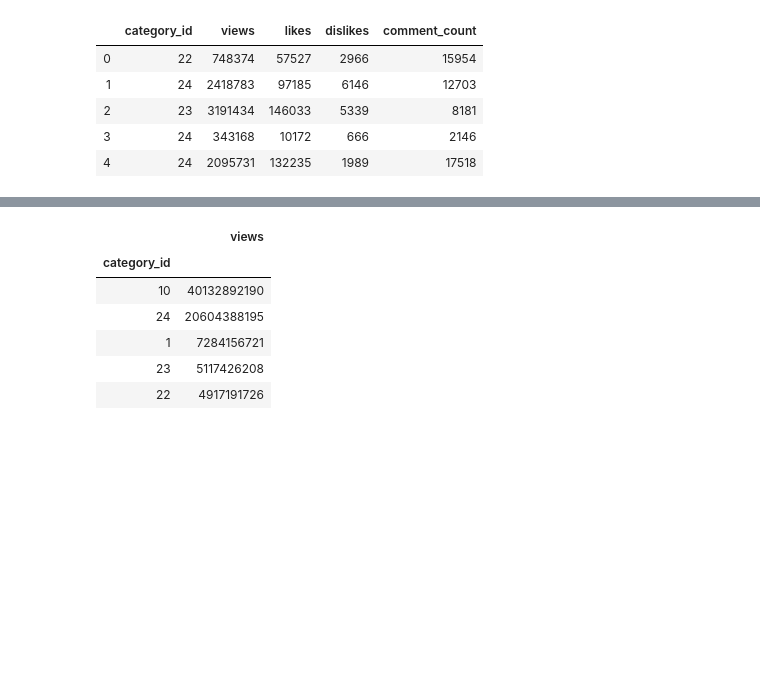
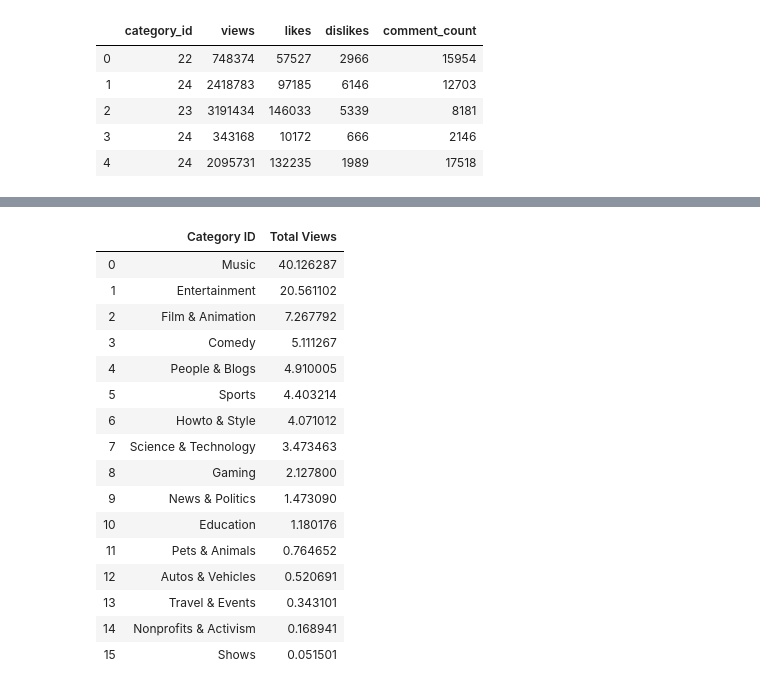
Before and after one commit to paholland/Project_YoutubeVideoStatistics, a Jupyter notebook: Emmanuel/Youtube.ipynb, the cells around one changed output, grey strips where cells are left out. Saved outputs shown, nothing was run; the diff lists cells and outputs as text; code cells hidden in the pictures; blank space fills up the shorter version.

```diff
--- a/Emmanuel/Youtube.ipynb
+++ b/Emmanuel/Youtube.ipynb
@@ -9,0 +37,10 @@ import numpy as np
+# %%
+# Draft category IDs into a dictionary
+
+categories = US_data["items"]
+category_dict = {}
+
+for category in categories:
+    category_dict[category["id"]] = category["snippet"]["title"]
+
+category_dict
@@ -29,3 +84,7 @@ Index(['video_id', 'trending_date', 'title', 'channel_title', 'category_id',
        'thumbnail_link', 'comments_disabled', 'ratings_disabled',
        'video_error_or_removed', 'description'],
       dtype='object')
+# %%
+#Remove the duplicates and clean the data
+data_file_df = data_file_df.drop_duplicates(subset=None, keep='first', inplace=False)
+data_file_df.shape
@@ -40,3 +101,14 @@ organized_df.head()
 | 2 | 23 | 3191434 | 146033 | 5339 | 8181 |
 | 3 | 24 | 343168 | 10172 | 666 | 2146 |
 | 4 | 24 | 2095731 | 132235 | 1989 | 17518 |
+# %%
+#Rename Column Headers
+
+organized_df = organized_df.rename(columns={"category_id":"Category ID",
+                                                 "views":"Total Views",
+                                                 "likes":"Total Likes",
+                                                 "dislikes":"Total Dislikes",
+                                                 "comment_count":"Total Comments"})
+
+
+organized_df.head()
@@ -52 +131,6 @@ comment_count    40949
 dtype: int64
+# %%
+#Add Rename Category Id's into the Category Dictionary list
+
+for index, row in organized_df.iterrows():
+    organized_df.loc[index, "Category ID"] = category_dict[str(row["Category ID"])]
@@ -53,19 +146,36 @@ dtype: int64
 # %%
 #Apply groupby fxn to compare category_id vs views
-grp_organized_df = organized_df.groupby(['category_id'])
+grp_organized_df = organized_df.groupby(['Category ID'])
 
-views_df = pd.DataFrame(grp_organized_df['views'].sum())
+views_df = pd.DataFrame(grp_organized_df['Total Views'].sum())
 
-views_df = views_df.sort_values(by =["views"], ascending=False)
+views_df = views_df.sort_values(by =["Total Views"], ascending=False)
 
-views_df.head()
+#views_df.head()
+
+# divide views by one billion
+new_column = views_df["Total Views"]/1000000000
+
+# reset index to get nice dataframe printout
+new_df1 = new_column.reset_index()
+new_df1
 # %% [output]
-|  | views |
-| category_id |  |
-| 10 | 40132892190 |
-| 24 | 20604388195 |
-| 1 | 7284156721 |
-| 23 | 5117426208 |
-| 22 | 4917191726 |
+|  | Category ID | Total Views |
+| 0 | Music | 40.126287 |
+| 1 | Entertainment | 20.561102 |
+| 2 | Film & Animation | 7.267792 |
+| 3 | Comedy | 5.111267 |
+| 4 | People & Blogs | 4.910005 |
+| 5 | Sports | 4.403214 |
+| 6 | Howto & Style | 4.071012 |
+| 7 | Science & Technology | 3.473463 |
+| 8 | Gaming | 2.127800 |
+| 9 | News & Politics | 1.473090 |
+| 10 | Education | 1.180176 |
+| 11 | Pets & Animals | 0.764652 |
+| 12 | Autos & Vehicles | 0.520691 |
+| 13 | Travel & Events | 0.343101 |
+| 14 | Nonprofits & Activism | 0.168941 |
+| 15 | Shows | 0.051501 |
 # %%
 # Use DataFrame.plot() in order to create a bar chart of the data
```
Also changed, not shown: parts of 16 cells of this notebook, 1 other file.
